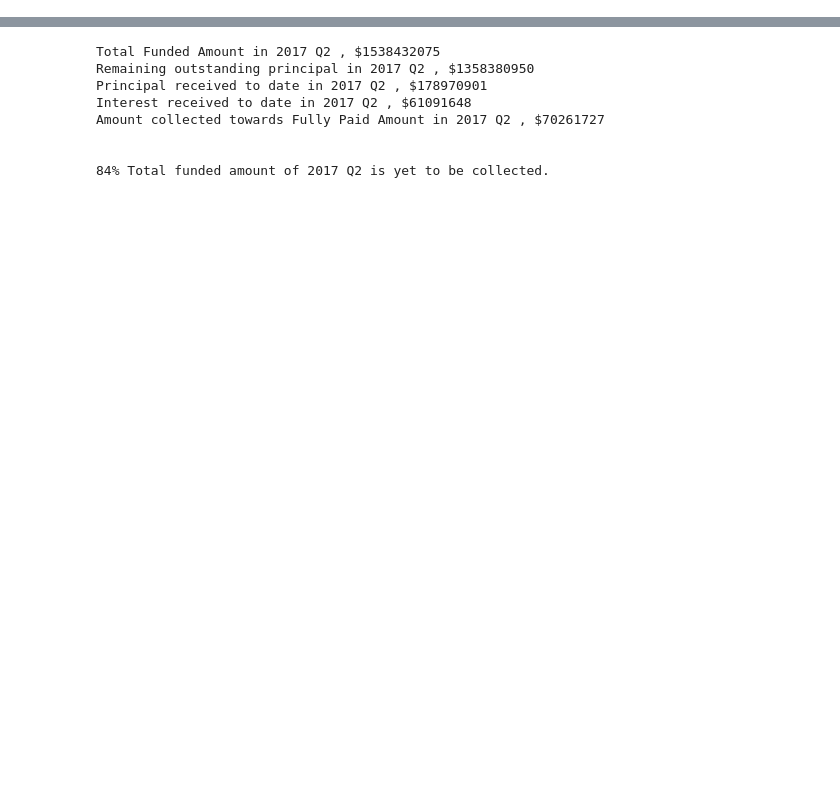
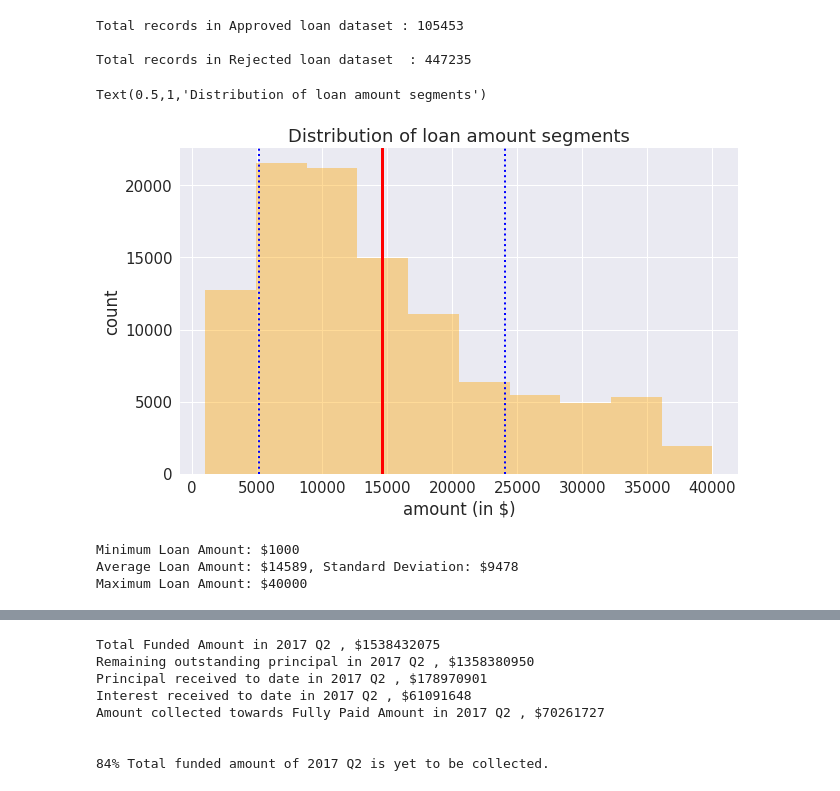
Before and after one commit to sujittripathy/DataScienceBootCampPrep, a Jupyter notebook: Capstone/Capstone_LendingClub.ipynb, the cells around one changed output, grey strips where cells are left out. Saved outputs shown, nothing was run; the diff lists cells and outputs as text; code cells hidden in the pictures; blank space fills up the shorter version.

Commit message:
notebook formatted

```diff
--- a/Capstone/Capstone_LendingClub.ipynb
+++ b/Capstone/Capstone_LendingClub.ipynb
@@ -359,0 +42,39 @@ Next, Let's verify the final data point which is 'Employment Lengh' between appr
+# %%
+print('Total records in Approved loan dataset : {} \n'.format(len(df_loanstats_2017_q2)))
+#df_loanstats_2017_q2.info()
+#print('\n')
+#df_loanstats_2017_q2.head()
+print('Total records in Rejected loan dataset  : {} \n'.format(len(df_rejectedstats_2017_q2)))
+#df_rejectedstats_2017_q2.info()
+#df_rejectedstats_2017_q2.head()
+# %% [output]
+Total records in Approved loan dataset : 105453
+
+Total records in Rejected loan dataset  : 447235
+# %%
+sns.set_style('whitegrid')
+sns.set(font_scale=1.5)
+plt.figure(figsize=(10,6))
+ax1 = sns.distplot(df_loanstats_2017_q2['funded_amnt'].dropna(), color='orange',
+                  kde=False,bins=10)
+funded_amt_min = df_loanstats_2017_q2['funded_amnt'].min()
+funded_amt_mean = df_loanstats_2017_q2['funded_amnt'].mean()
+funded_amt_std = df_loanstats_2017_q2['funded_amnt'].std()
+funded_amt_max = df_loanstats_2017_q2['funded_amnt'].max()
+ax1.axvline(funded_amt_mean,lw=3,color='r')
+ax1.axvline(funded_amt_mean + funded_amt_std, color='b',lw=2,linestyle='dotted')
+ax1.axvline(funded_amt_mean - funded_amt_std, color='b',lw=2, linestyle='dotted')
+ax1.set_xlabel('amount (in $)')
+ax1.set_ylabel('count')
+ax1.set_title('Distribution of loan amount segments')
+# %% [output]
+Text(0.5,1,'Distribution of loan amount segments')
+[figure, added]
+# %%
+print('Minimum Loan Amount: ${}'.format(int(funded_amt_min)))
+print('Average Loan Amount: ${}, Standard Deviation: ${}'.format(int(funded_amt_mean),int(funded_amt_std)))
+print('Maximum Loan Amount: ${}'.format(int(funded_amt_max)))
+# %% [output]
+Minimum Loan Amount: $1000
+Average Loan Amount: $14589, Standard Deviation: $9478
+Maximum Loan Amount: $40000
```
Also changed, not shown: parts of 85 cells of this notebook.
